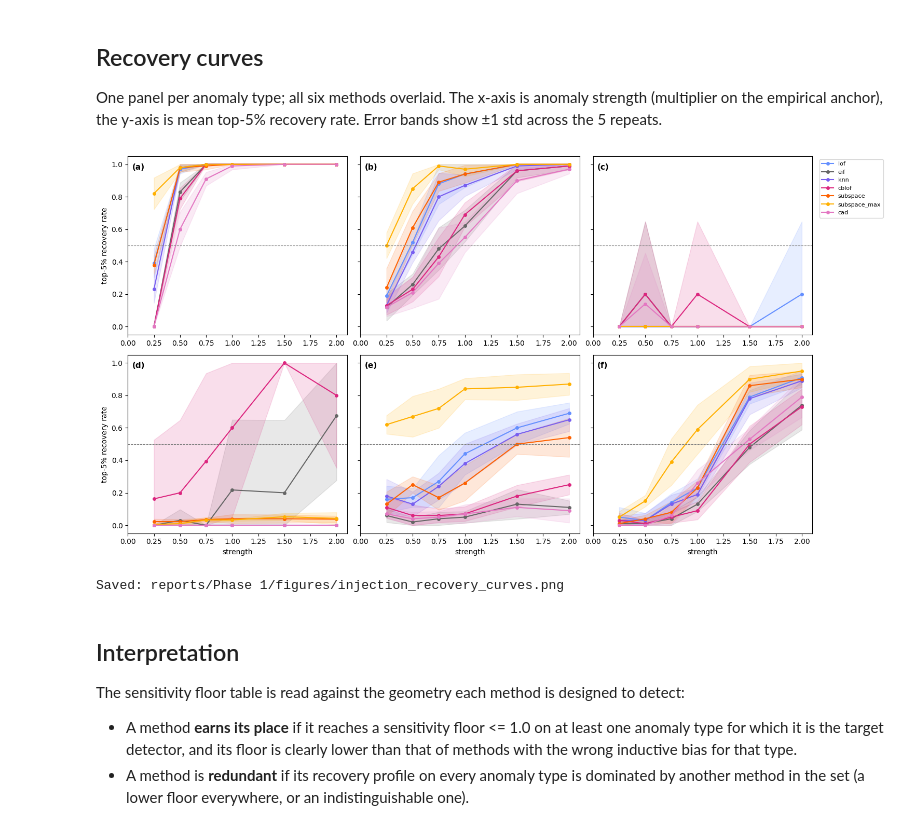
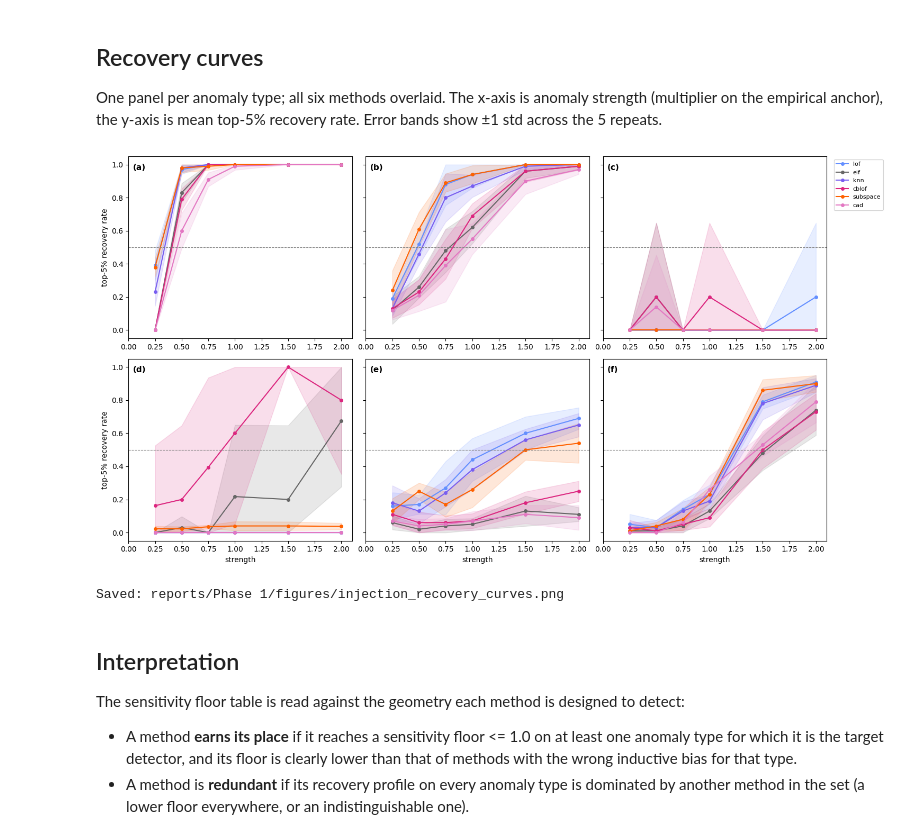
Before and after one commit to exicxx/FRBAnomalyDetection, a Jupyter notebook: Phase 1/notebooks/cat2/03_injection_recovery_cat2.ipynb, the cells around one changed output. Saved outputs shown, nothing was run; the diff lists cells and outputs as text; code cells hidden in the pictures.

Commit message:
Persist Results-section source data, rework recovery-curves figure, drop unmeasured harness runtime claim

```diff
--- a/Phase 1/notebooks/cat2/03_injection_recovery_cat2.ipynb
+++ b/Phase 1/notebooks/cat2/03_injection_recovery_cat2.ipynb
@@ -587,45 +587,52 @@ One panel per anomaly type; all six methods overlaid. The x-axis is anomaly stre
 (multiplier on the empirical anchor), the y-axis is mean top-5% recovery rate. Error
 bands show ±1 std across the 5 repeats.
 # %%
+
+# subspace_max is excluded from this figure: it is the same random-subspace ensemble as
+# 'subspace', scored by max rather than mean aggregation across the same 20 subspaces, not
+# a seventh independent method. Its recovery numbers are cited directly in the report text
+# (Results/Discussion) instead of being plotted here as a peer to the six real detectors.
+CURVE_METHODS = [m for m in METHODS if m != 'subspace_max']
+
 fig, axes = plt.subplots(2, 3, figsize=(14, 8), sharey=True)
 PANEL_LETTERS = 'abcdef'
 
 for idx, (ax, type_name) in enumerate(zip(axes.flat, GENERATORS)):
     sub = summary[summary['type'] == type_name]
-    for method in METHODS:
+    for method in CURVE_METHODS:
         m = sub[sub['method'] == method].sort_values('strength')
         ax.plot(m['strength'], m['mean_rec'], color=METHOD_COLORS[method],
                 label=method, marker='o', ms=4)
         ax.fill_between(
             m['strength'],
             (m['mean_rec'] - m['std_rec']).clip(0, 1),
             (m['mean_rec'] + m['std_rec']).clip(0, 1),
             color=METHOD_COLORS[method], alpha=0.15
         )
     ax.axhline(0.5, color='grey', lw=0.8, ls='--')
     ax.text(0.02, 0.96, f'({PANEL_LETTERS[idx]})', transform=ax.transAxes,
         fontsize=11, fontweight='bold', va='top', ha='left')
     ax.set_xlim(0, 2.1)
     ax.set_ylim(-0.05, 1.05)
     if idx >= 3:
         ax.set_xlabel('strength')
     if idx % 3 == 0:
         ax.set_ylabel('top-5% recovery rate')
 
 plt.tight_layout()
 
 
 # Anchored to the top-right panel's own axes (transAxes), not the whole figure, so it sits
 # right against the plots instead of floating out in figure-fraction space.
 handles, labels = axes.flat[0].get_legend_handles_labels()
 axes.flat[2].legend(handles, labels, fontsize=8, bbox_to_anchor=(1.02, 1.0), loc='upper left')
 
 fig_path = PROJECT / 'reports' / 'Phase 1' / 'figures' / 'injection_recovery_curves.png'
 fig.savefig(fig_path, dpi=150, bbox_inches='tight')
 plt.show()
 print(f'Saved: {fig_path.relative_to(PROJECT)}')
 # %% [output]
-[figure, old version]
+[figure, new version]
 Saved: reports/Phase 1/figures/injection_recovery_curves.png
 # %% [markdown]
 ## Interpretation
```
Also changed, not shown: 9 other files.
